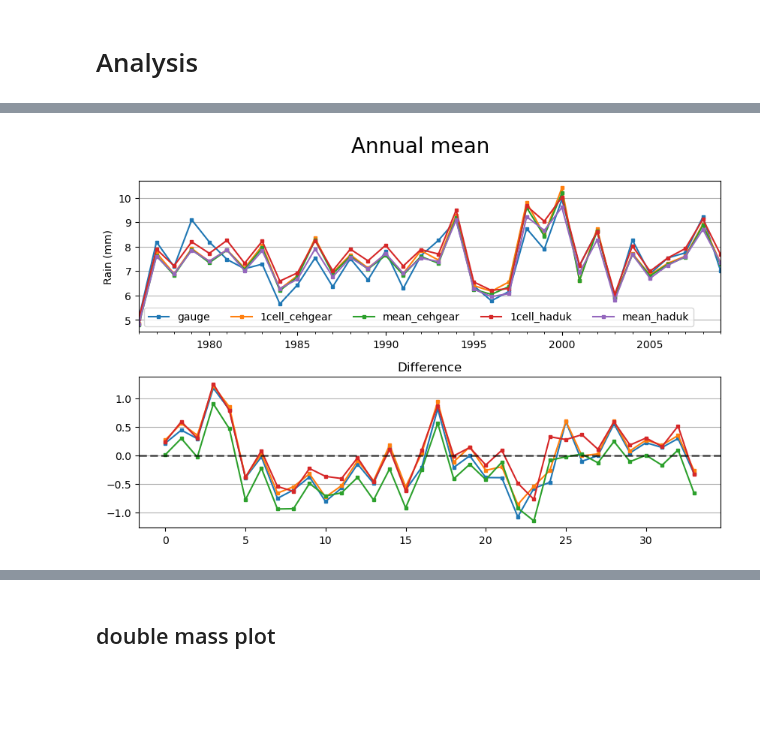
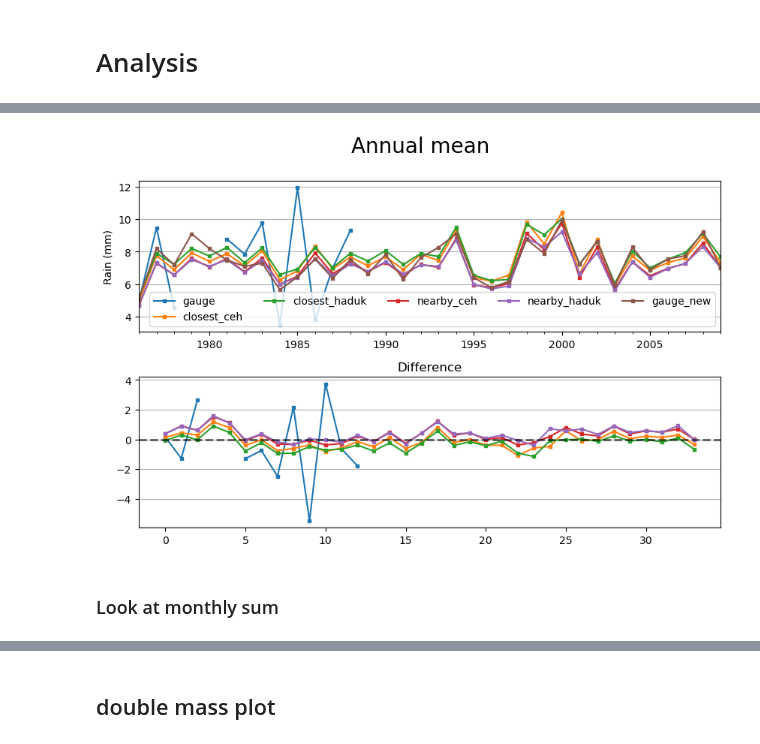
Before and after one commit to Thomasjkeel/FDRI-comparing-rainfall-data-in-upper-severn, a Jupyter notebook: notebooks/Carreg_wen_gauge_vs_grid.ipynb, the cells around one changed output, grey strips where cells are left out. Drawn from its saved outputs; the diff is of its cells as text; code cells hidden in the pictures; blank space fills up the shorter version.

```diff
--- a/notebooks/Carreg_wen_gauge_vs_grid.ipynb
+++ b/notebooks/Carreg_wen_gauge_vs_grid.ipynb
@@ -300,0 +227,5 @@ Gauge(420649)
+# %%
+carreg_w_nearby = get_combined_gauge_data_w_nearby(carreg_gauge, how='right')
+carreg_w_nearby = carreg_w_nearby.sort(by='time')
+carreg_w_nearby = carreg_w_nearby.join(carreg_daily_new, on='time') ## join new data
+carreg_w_nearby.head()
@@ -301,6 +241,6 @@ Gauge(420649)
 # %%
-plynlimon_annual_mean = plynlimon_rain_data.group_by_dynamic('time', every='1y').agg(pl.all().mean())
-plynlimon_annual_sum = plynlimon_rain_data.group_by_dynamic('time', every='1y').agg(pl.all().sum())
+carreg_w_nearby_annual_mean = carreg_w_nearby.group_by_dynamic('time', every='1y').agg(pl.all().mean())
+carreg_w_nearby_annual_sum = carreg_w_nearby.group_by_dynamic('time', every='1y').agg(pl.all().sum())
 
-plynlimon_annual_mean.head()
+carreg_w_nearby_annual_mean.head()
 # %% [output]
@@ -315,23 +255,27 @@ shape: (5, 6)
 # %%
-annual_data_dir = {'mean': plynlimon_annual_mean, 'sum': plynlimon_annual_sum}
+annual_data_dir = {'mean': carreg_w_nearby_annual_mean, 'sum': carreg_w_nearby_annual_sum}
 stat_to_examine = 'mean'
+# %%
+columns_for_diff = ['rain_mm_gauge', 'rain_mm_closest_ceh', 'rain_mm_closest_haduk', 'rain_mm_nearby_ceh', 'rain_mm_nearby_haduk']
 # %%
 fig, axes = plt.subplots(2, 1, figsize=(10, 6))
 annual_data_dir[stat_to_examine].to_pandas().set_index('time').plot(marker='s', markersize=3, ax=axes[0])
-for ind, col in enumerate(annual_data_dir[stat_to_examine].columns[2:]):
-    axes[1].plot(calc_difference_from_gauge(annual_data_dir[stat_to_examine], col), marker='s', markersize=3, label=col, color=f'C{ind}')
+for ind, col in enumerate(columns_for_diff):
+    axes[1].plot(calc_difference_from_new_gauge(annual_data_dir[stat_to_examine], col), marker='s', markersize=3, label=col, color=f'C{ind}')
 
 axes[0].legend([col.split('rain_mm_')[-1] for col in annual_data_dir['mean'].columns[1:]], ncols=5)
 axes[0].set_ylabel(f"Rain (mm)"); axes[0].set_xlabel('')
 
 axes[1].set_title("Difference")
 axes[1].axhline(0, color='k', linewidth=2, alpha=.6, linestyle='--')
 
 for ax in axes:
     ax.grid(axis='y')
 plt.suptitle(f"Annual {stat_to_examine}", size=20)
 plt.subplots_adjust(hspace=.3)
 
-# fig.savefig(f'../figures/annual_{stat_to_examine}_rainfall_comparison.png', bbox_inches='tight', dpi=200)
+# fig.savefig(f'../figures/annual_{stat_to_examine}_rainfall_comparison_new_gauge.png', bbox_inches='tight', dpi=200)
 # %% [output]
-[figure, old version]
+[figure, new version]
+# %% [markdown]
+### Look at monthly sum
```
Also changed, not shown: parts of 24 cells of this notebook.
